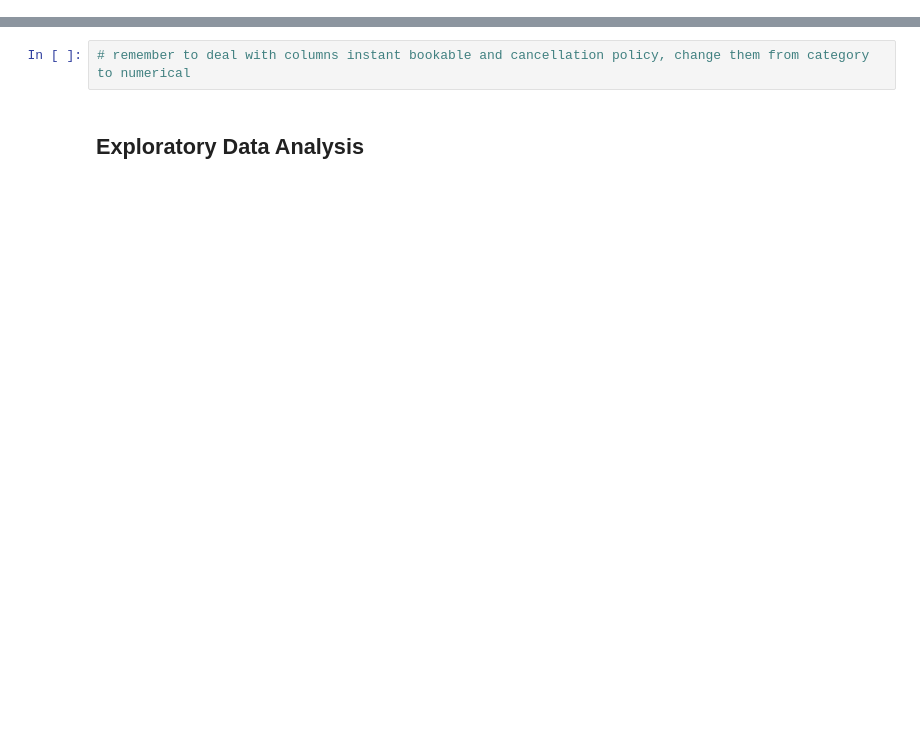
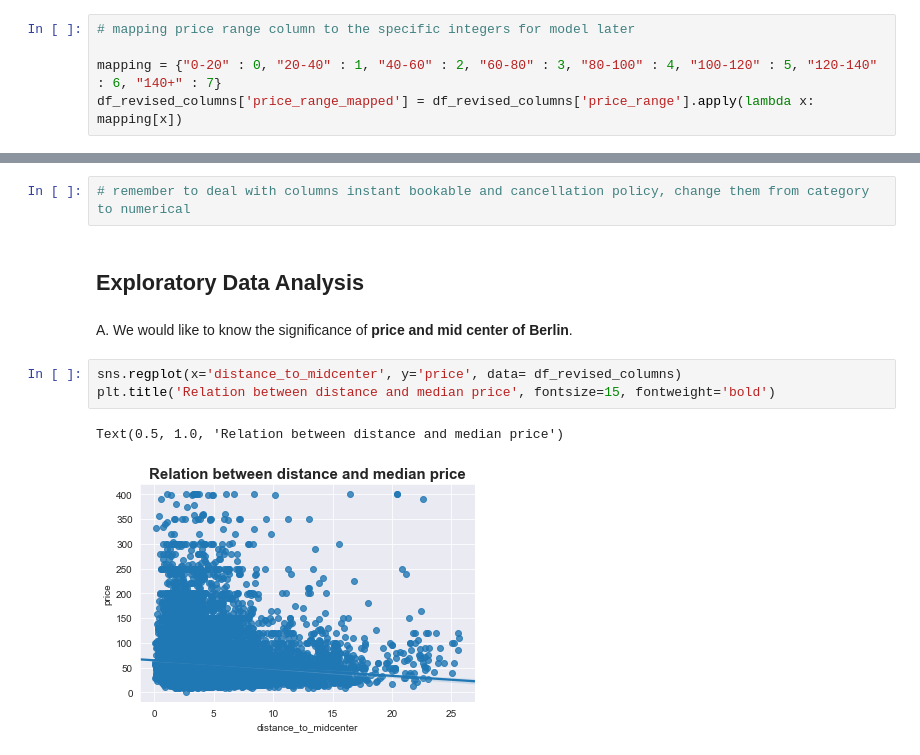
Before and after one commit to Ravi19911992/Springboard, a Jupyter notebook: Capstone_1_project/Capstone_1_project.ipynb, the cells around one changed output, grey strips where cells are left out. Cells and saved outputs as stored; diff of their text form; blank space fills up the shorter version.

```diff
--- a/Capstone_1_project/Capstone_1_project.ipynb
+++ b/Capstone_1_project/Capstone_1_project.ipynb
@@ -715,0 +716,5 @@ memory usage: 4.9+ MB
+# %%
+# mapping price range column to the specific integers for model later
+
+mapping = {"0-20" : 0, "20-40" : 1, "40-60" : 2, "60-80" : 3, "80-100" : 4, "100-120" : 5, "120-140" : 6, "140+" : 7}
+df_revised_columns['price_range_mapped'] = df_revised_columns['price_range'].apply(lambda x: mapping[x])
@@ -717,3 +730,11 @@ memory usage: 4.9+ MB
 # remember to deal with columns instant bookable and cancellation policy, change them from category to numerical
 # %% [markdown]
 ## Exploratory Data Analysis
+# %% [markdown]
+A. We would like to know the significance of **price and mid center of Berlin**.
+# %%
+sns.regplot(x='distance_to_midcenter', y='price', data= df_revised_columns)
+plt.title('Relation between distance and median price', fontsize=15, fontweight='bold')
+# %% [output]
+Text(0.5, 1.0, 'Relation between distance and median price')
+[figure, added]
```
Also changed, not shown: parts of 19 cells of this notebook.
